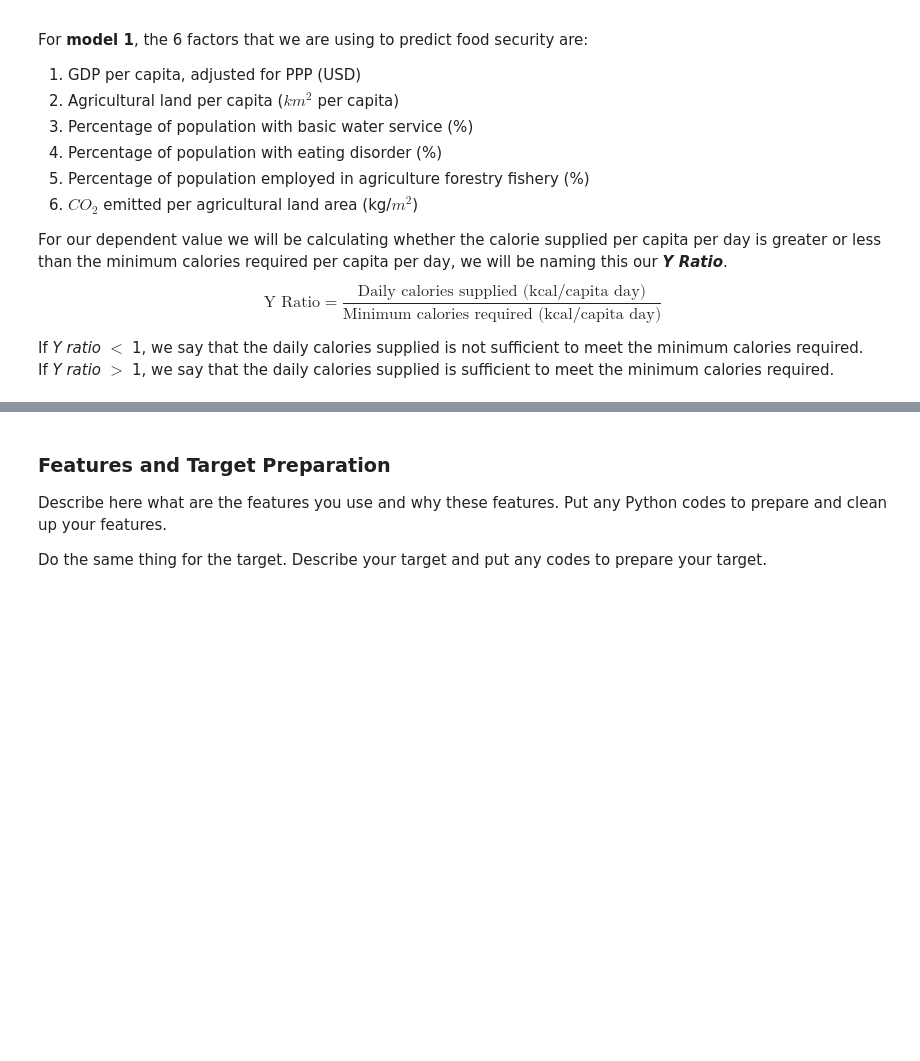
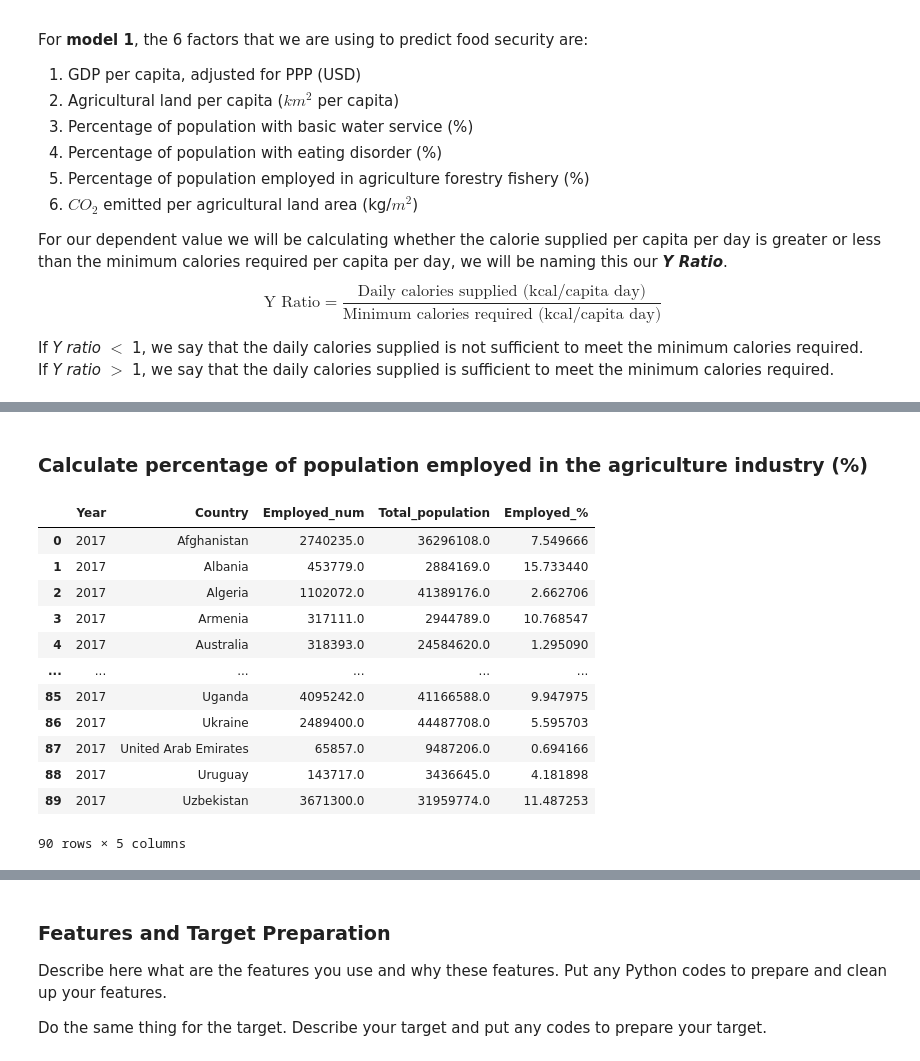
Before and after one commit to tanjoash/2D_data_driven_world, a Jupyter notebook: 2dwork/Project_Brief_Template.ipynb, the cells around one changed output, grey strips where cells are left out. Cells and saved outputs as stored; diff of their text form; code cells hidden in the pictures; blank space fills up the shorter version.

```diff
--- a/2dwork/Project_Brief_Template.ipynb
+++ b/2dwork/Project_Brief_Template.ipynb
@@ -101,0 +505,31 @@ If _Y ratio_ ${>}$ 1, we say that the daily calories supplied is sufficient to m
+# %% [markdown]
+### Calculate percentage of population employed in the agriculture industry (%)
+# %%
+# extract values from countries in combined countries list
+df_employment = df_employment[df_employment["Country"].isin(cc)]
+df_pop = df_pop[df_pop["Country"].isin(cc)]
+
+
+df_percent_employed = df_employment.copy()
+# extract population value
+df_percent_employed["Total_population"] = list(df_pop["Population"])
+# calculate percent employed; (employed number/total population) for each country
+df_percent_employed["Employed_%"] = (df_percent_employed["Employed_num"]/df_percent_employed["Total_population"])*100
+# set index from 0
+df_percent_employed = df_percent_employed.reset_index(drop=True)
+# print dataframe
+df_percent_employed
+# %% [output]
+|  | Year | Country | Employed_num | Total_population | Employed_% |
+| 0 | 2017 | Afghanistan | 2740235.0 | 36296108.0 | 7.549666 |
+| 1 | 2017 | Albania | 453779.0 | 2884169.0 | 15.733440 |
+| 2 | 2017 | Algeria | 1102072.0 | 41389176.0 | 2.662706 |
+| 3 | 2017 | Armenia | 317111.0 | 2944789.0 | 10.768547 |
+| 4 | 2017 | Australia | 318393.0 | 24584620.0 | 1.295090 |
+| ... | ... | ... | ... | ... | ... |
+| 85 | 2017 | Uganda | 4095242.0 | 41166588.0 | 9.947975 |
+| 86 | 2017 | Ukraine | 2489400.0 | 44487708.0 | 5.595703 |
+| 87 | 2017 | United Arab Emirates | 65857.0 | 9487206.0 | 0.694166 |
+| 88 | 2017 | Uruguay | 143717.0 | 3436645.0 | 4.181898 |
+| 89 | 2017 | Uzbekistan | 3671300.0 | 31959774.0 | 11.487253 |
+90 rows × 5 columns
```
Also changed, not shown: parts of 39 cells of this notebook.
